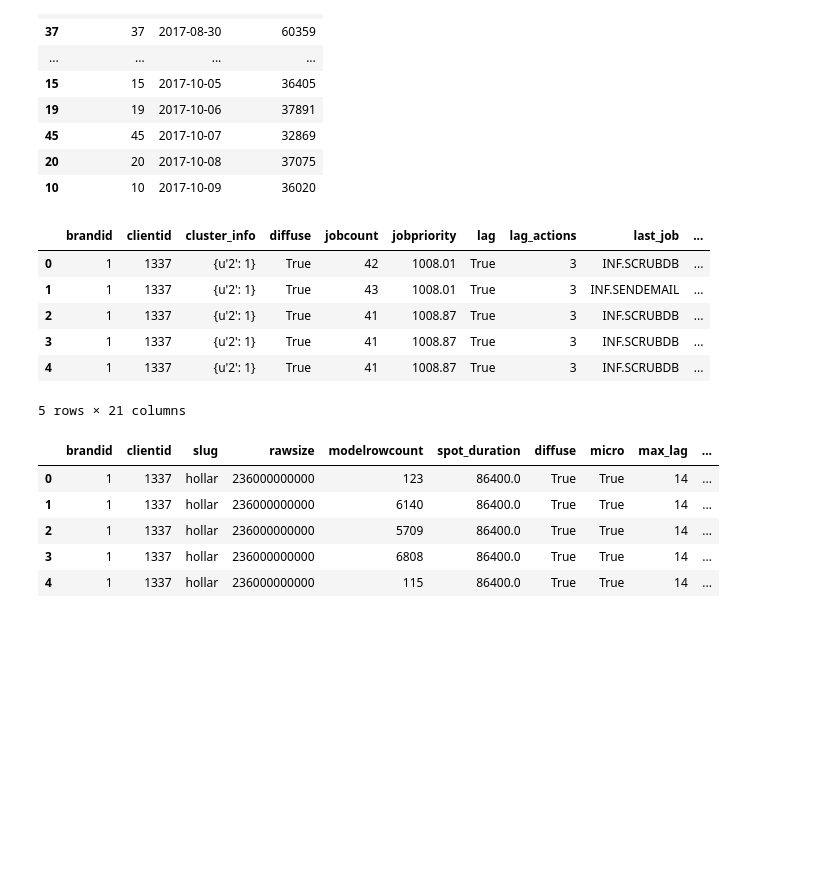
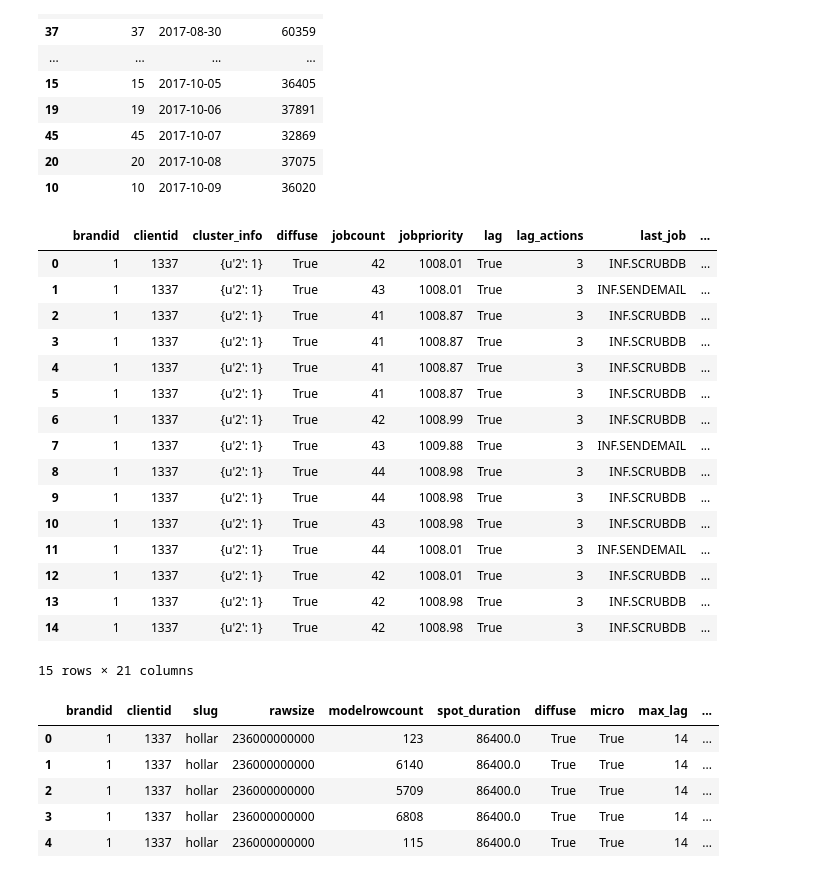
Before and after one commit to ChrisWoodall/notebooks, a Jupyter notebook: Combining data (Hollar Total Actions and Complete data).ipynb, the cells around one changed output. Saved outputs shown, nothing was run; the diff lists cells and outputs as text; code cells hidden in the pictures; blank space fills up the shorter version.

```diff
--- a/Combining data (Hollar Total Actions and Complete data).ipynb
+++ b/Combining data (Hollar Total Actions and Complete data).ipynb
@@ -46,19 +46,29 @@ dtype: object
 # %%
 df_trimmed =  df.drop(['Unnamed: 0','jobs', 'total_cost', 'total_time_in_queue',
                          'total_time_under_calculation', 'total_time_waiting',
                          'total_time_waiting', 'total_time_under_calculation',
                          'total_cost','totalrowcount', 'spot_total',
                          'spot_granularity_1',
                          'workticket_scheduled', 'workticket_started', 'workticket_finished'], axis=1)
-df_trimmed.head()
+df_trimmed.head(15)
 # %% [output]
 |  | brandid | clientid | cluster_info | diffuse | jobcount | jobpriority | lag | lag_actions | last_job | ... |
 | 0 | 1 | 1337 | {u'2': 1} | True | 42 | 1008.01 | True | 3 | INF.SCRUBDB | ... |
 | 1 | 1 | 1337 | {u'2': 1} | True | 43 | 1008.01 | True | 3 | INF.SENDEMAIL | ... |
 | 2 | 1 | 1337 | {u'2': 1} | True | 41 | 1008.87 | True | 3 | INF.SCRUBDB | ... |
 | 3 | 1 | 1337 | {u'2': 1} | True | 41 | 1008.87 | True | 3 | INF.SCRUBDB | ... |
 | 4 | 1 | 1337 | {u'2': 1} | True | 41 | 1008.87 | True | 3 | INF.SCRUBDB | ... |
+| 5 | 1 | 1337 | {u'2': 1} | True | 41 | 1008.87 | True | 3 | INF.SCRUBDB | ... |
+| 6 | 1 | 1337 | {u'2': 1} | True | 42 | 1008.99 | True | 3 | INF.SCRUBDB | ... |
+| 7 | 1 | 1337 | {u'2': 1} | True | 43 | 1009.88 | True | 3 | INF.SENDEMAIL | ... |
+| 8 | 1 | 1337 | {u'2': 1} | True | 44 | 1008.98 | True | 3 | INF.SCRUBDB | ... |
+| 9 | 1 | 1337 | {u'2': 1} | True | 44 | 1008.98 | True | 3 | INF.SCRUBDB | ... |
+| 10 | 1 | 1337 | {u'2': 1} | True | 43 | 1008.98 | True | 3 | INF.SCRUBDB | ... |
+| 11 | 1 | 1337 | {u'2': 1} | True | 44 | 1008.01 | True | 3 | INF.SENDEMAIL | ... |
+| 12 | 1 | 1337 | {u'2': 1} | True | 42 | 1008.01 | True | 3 | INF.SCRUBDB | ... |
+| 13 | 1 | 1337 | {u'2': 1} | True | 42 | 1008.98 | True | 3 | INF.SCRUBDB | ... |
+| 14 | 1 | 1337 | {u'2': 1} | True | 42 | 1008.98 | True | 3 | INF.SCRUBDB | ... |
-5 rows × 21 columns
+15 rows × 21 columns
 # %%
 cols = df_trimmed.columns.tolist()
 
```
Also changed, not shown: parts of 2 cells of this notebook, 1 other file.
